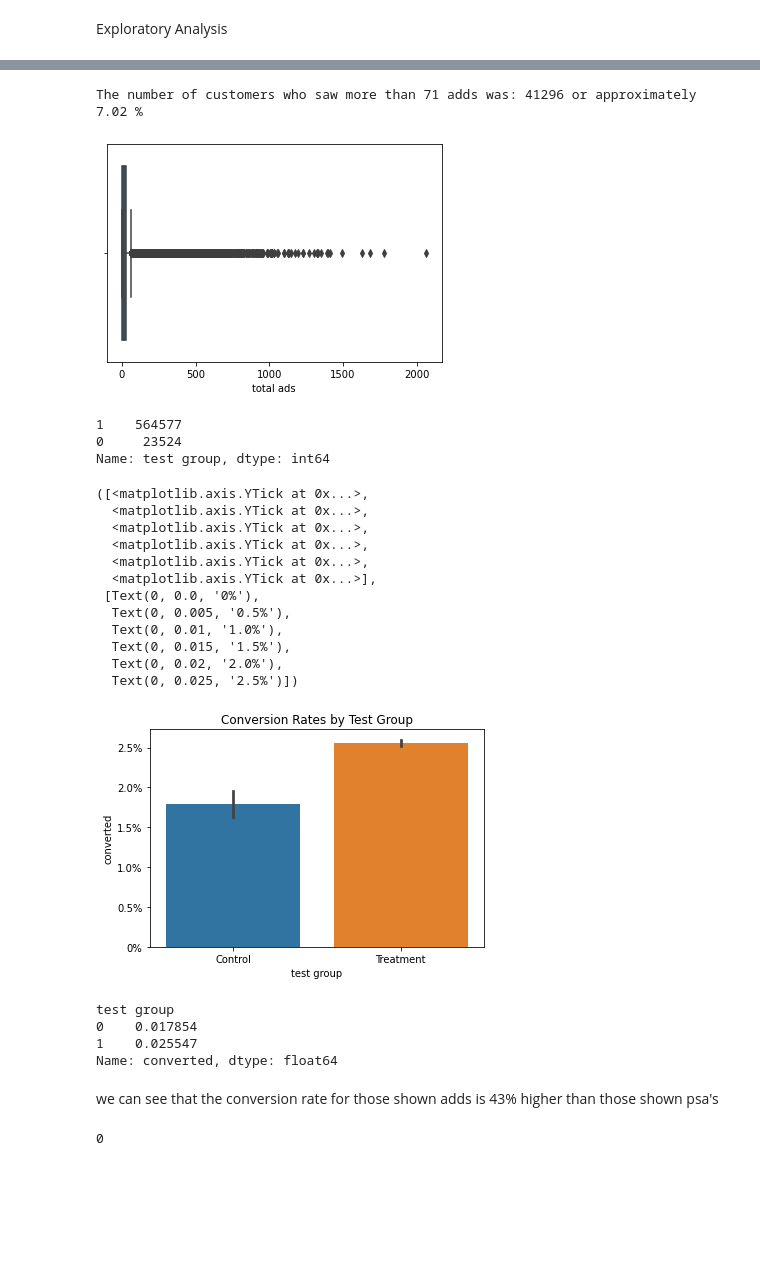
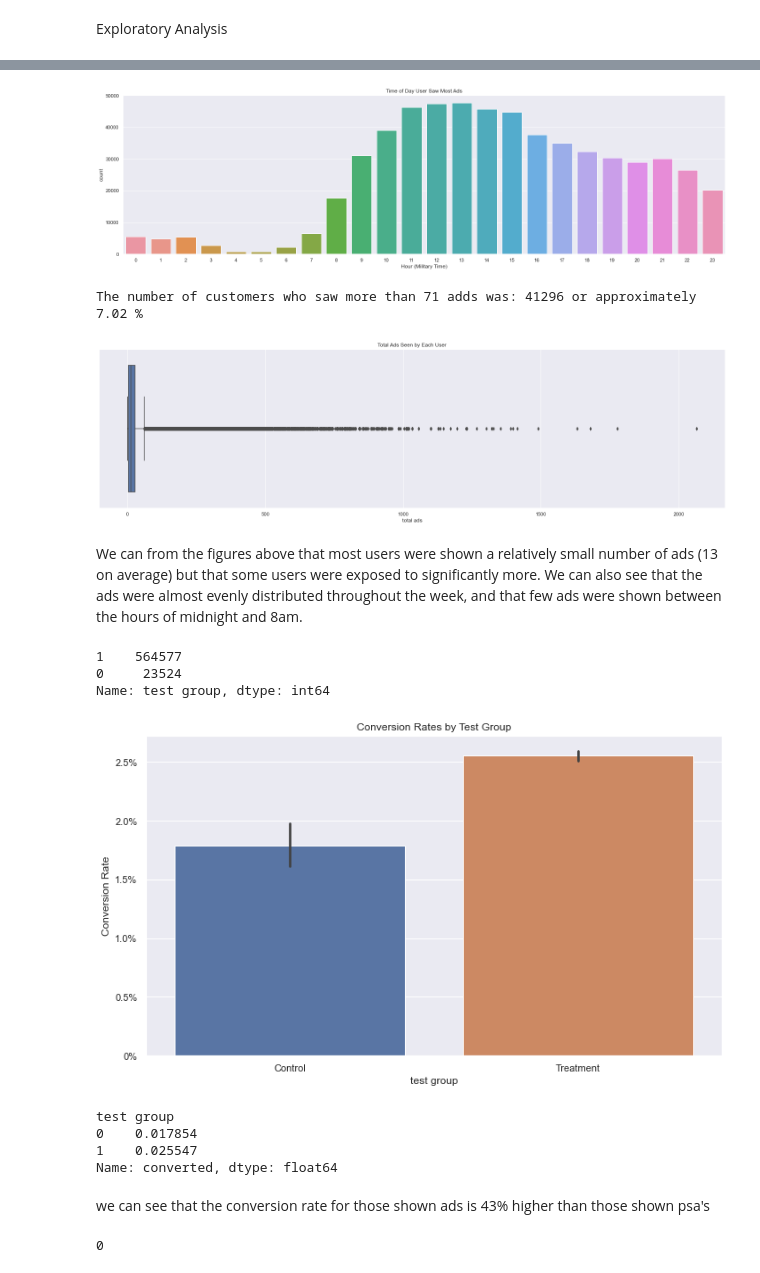
Before and after one commit to jchobanian/marketing-A-B-testing, a Jupyter notebook: marketing_AB.ipynb, the cells around one changed output, grey strips where cells are left out. Saved outputs shown, nothing was run; the diff lists cells and outputs as text; code cells hidden in the pictures; blank space fills up the shorter version.

```diff
--- a/marketing_AB.ipynb
+++ b/marketing_AB.ipynb
@@ -113,0 +105,6 @@ sns.countplot(ax = ax[2],x = 'most ads hour', data = data)
+# %%
+sns.set_style('whitegrid')
+sns.set(rc={'figure.figsize':(20,6)})
+by_shown = sns.countplot(x = 'total ads', data = data)
+by_shown.set(title='Total Ads Seen', xlim=(-.5,72) )
+plt.show(by_shown)
@@ -114,31 +122,33 @@ sns.countplot(ax = ax[2],x = 'most ads hour', data = data)
+# %%
+by_time = sns.countplot(x = 'most ads hour', data = data)
+by_time.set(title = 'Time of Day User Saw Most Ads')
+by_time.set_xlabel('Hour (Military Time)')
+plt.show(by_time)
+# %% [output]
+[figure, added]
 # %%
-
-sns.boxplot(data=data, x = 'total ads')
+# take a closer look at outliers in number of ads shown
+by_seen_total = sns.boxplot(data=data, x = 'total ads')
+by_seen_total.set(title = 'Total Ads Seen by Each User')
 print('The number of customers who saw more than 71 adds was: ' + str(data[data['total ads']>71]['total ads'].count()) + ' or approximately {:0.2f} %'.format(data[data['total ads']>71]['total ads'].count()*100/data['total ads'].count()))
 # %% [output]
 The number of customers who saw more than 71 adds was: 41296 or approximately 7.02 %
-[figure, old version]
+[figure, new version]
+# %% [markdown]
+We can from the figures above that most users were shown a relatively small number of ads (13 on average) but that some users were exposed to significantly more. We can also see that the ads were almost evenly distributed throughout the week, and that few ads were shown between the hours of midnight and 8am.
 # %%
+# graph conversion rates for both control and treatment groups
 print(data['test group'].value_counts())
-sns.barplot(data=data, x = data['test group'], y = data['converted'])
-plt.title('Conversion Rates by Test Group')
+sns.set(rc={'figure.figsize':(10,6)})
+total_conversions = sns.barplot(data=data, x = data['test group'], y = data['converted'])
+total_conversions.set(title='Conversion Rates by Test Group')
+total_conversions.set_ylabel('Conversion Rate')
 plt.xticks([0,1],['Control','Treatment'])
 plt.yticks([0.000,0.005,0.010,0.015,0.020,0.025],['0%','0.5%','1.0%','1.5%','2.0%','2.5%'])
+plt.show(total_conversions)
 # %% [output]
 1    564577
 0     23524
 Name: test group, dtype: int64
-([<matplotlib.axis.YTick at 0x...>,
-  <matplotlib.axis.YTick at 0x...>,
-  <matplotlib.axis.YTick at 0x...>,
-  <matplotlib.axis.YTick at 0x...>,
-  <matplotlib.axis.YTick at 0x...>,
-  <matplotlib.axis.YTick at 0x...>],
- [Text(0, 0.0, '0%'),
-  Text(0, 0.005, '0.5%'),
-  Text(0, 0.01, '1.0%'),
-  Text(0, 0.015, '1.5%'),
-  Text(0, 0.02, '2.0%'),
-  Text(0, 0.025, '2.5%')])
-[figure, old version]
+[figure, new version]
 # %%
@@ -149,7 +160,7 @@ test group
 1    0.025547
 Name: converted, dtype: float64
 # %% [markdown]
-we can see that the conversion rate for those shown adds is 43% higher than those shown psa's
+we can see that the conversion rate for those shown ads is 43% higher than those shown psa's
 # %%
 # were there any duplicate users?
 print(data['user id'].duplicated().sum())
```
Also changed, not shown: parts of 49 cells of this notebook.
